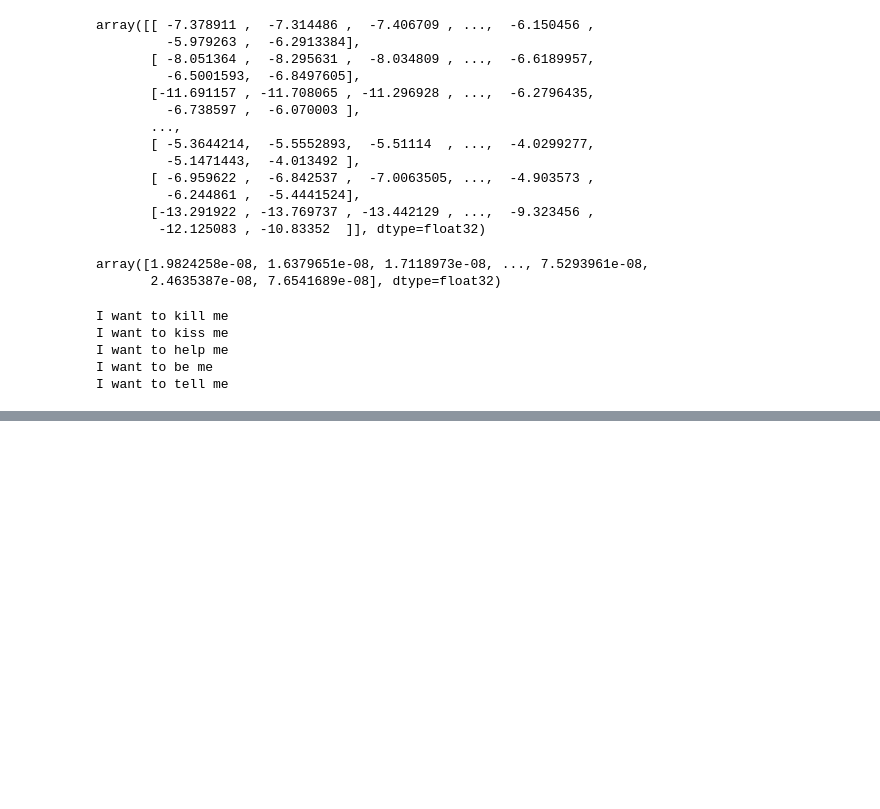
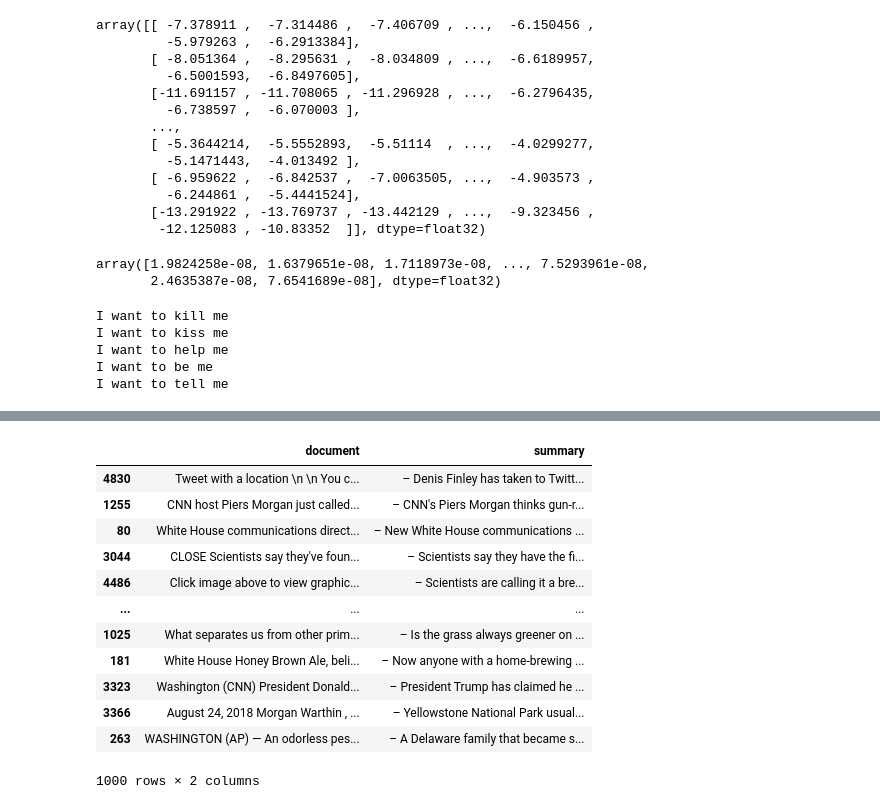
Before and after one commit to Areej17-01/Guide-To-Generative-AI-LLMs-and-Transformers-Training, a Jupyter notebook: 6_LLM_Mastery_Transformer_section.ipynb, the cells around one changed output, grey strips where cells are left out. Saved outputs shown, nothing was run; the diff lists cells and outputs as text; code cells hidden in the pictures; blank space fills up the shorter version.

```diff
--- a/6_LLM_Mastery_Transformer_section.ipynb
+++ b/6_LLM_Mastery_Transformer_section.ipynb
@@ -368,0 +420,3 @@ I want to tell me
+# %%
+dataset = load_dataset("multi_news", split="test")
+dataset
@@ -368,0 +433,17 @@ I want to tell me
+# %%
+df = dataset.to_pandas().sample(1000, random_state=42)
+df
+# %% [output]
+|  | document | summary |
+| 4830 | Tweet with a location \n \n You c... | – Denis Finley has taken to Twitt... |
+| 1255 | CNN host Piers Morgan just called... | – CNN's Piers Morgan thinks gun-r... |
+| 80 | White House communications direct... | – New White House communications ... |
+| 3044 | CLOSE Scientists say they've foun... | – Scientists say they have the fi... |
+| 4486 | Click image above to view graphic... | – Scientists are calling it a bre... |
+| ... | ... | ... |
+| 1025 | What separates us from other prim... | – Is the grass always greener on ... |
+| 181 | White House Honey Brown Ale, beli... | – Now anyone with a home-brewing ... |
+| 3323 | Washington (CNN) President Donald... | – President Trump has claimed he ... |
+| 3366 | August 24, 2018 Morgan Warthin , ... | – Yellowstone National Park usual... |
+| 263 | WASHINGTON (AP) — An odorless pes... | – A Delaware family that became s... |
+1000 rows × 2 columns
```
Also changed, not shown: parts of 14 cells of this notebook.
